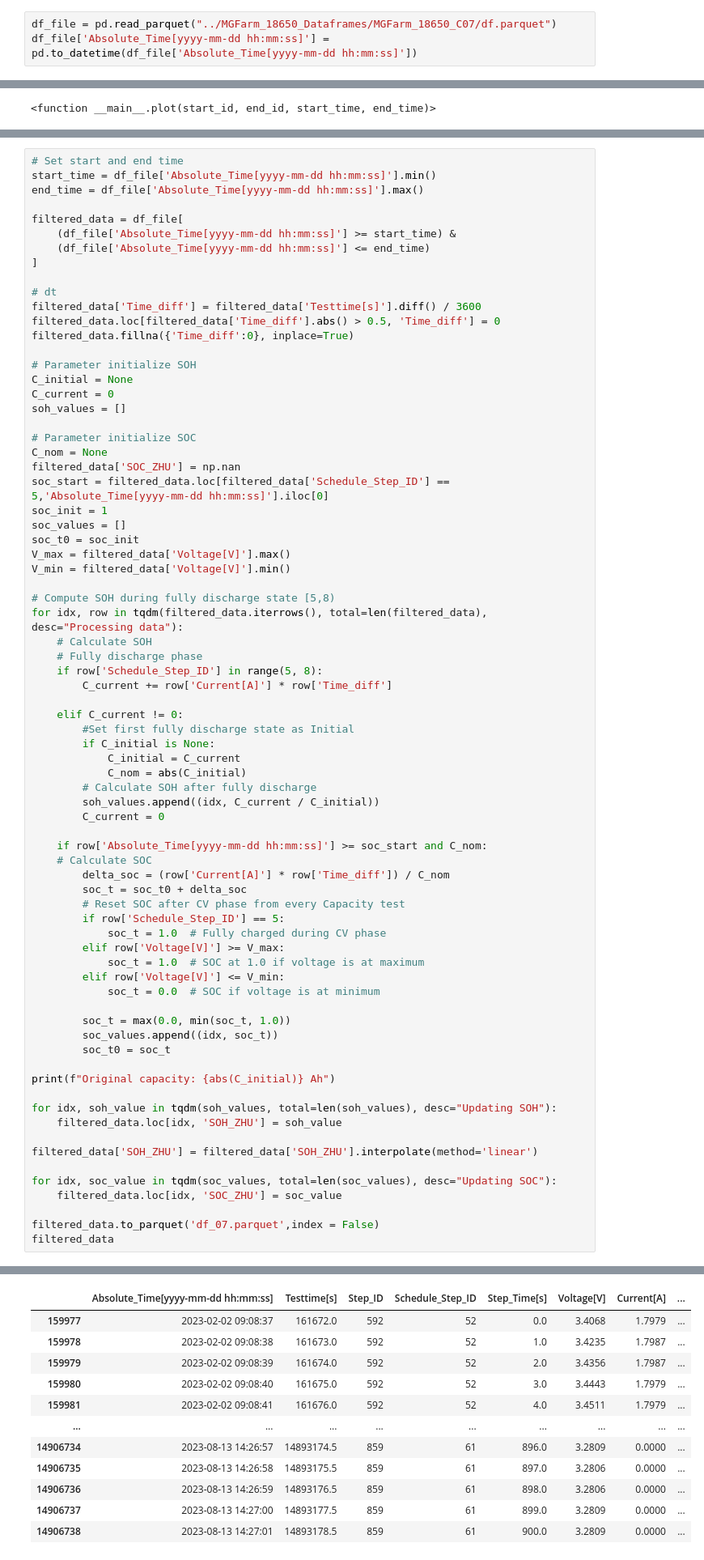
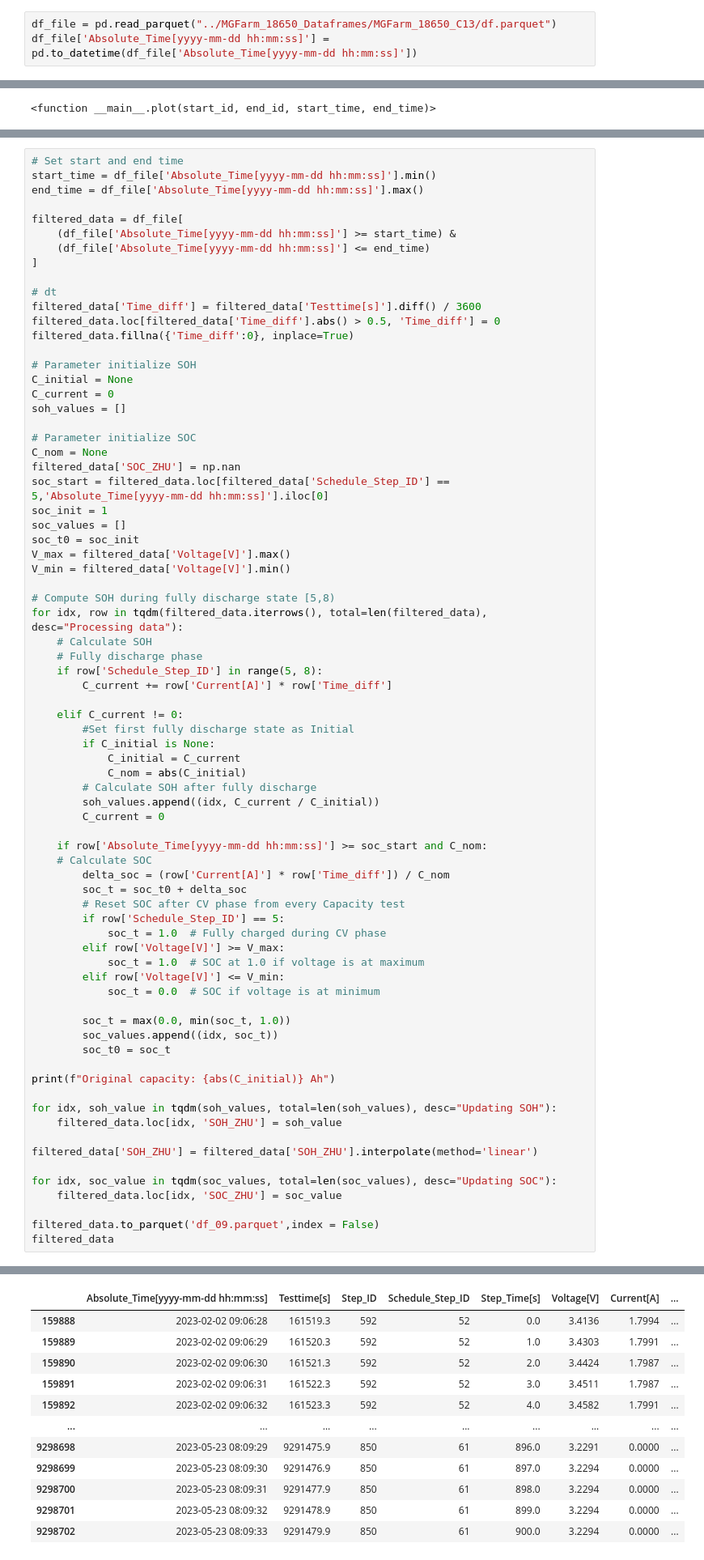
Before and after one commit to zzhuqshun/Thesis, a Jupyter notebook: 01_Datenaufbereitung/Data.ipynb, the cells around one changed output, grey strips where cells are left out. Shown at 81% size. Drawn from its saved outputs; the diff is of its cells as text.

```diff
--- a/01_Datenaufbereitung/Data.ipynb
+++ b/01_Datenaufbereitung/Data.ipynb
@@ -34,7 +34,7 @@ from tqdm import tqdm
 # %% [markdown]
 ## 2. Plot erstellen
 # %%
-df_file = pd.read_parquet("../MGFarm_18650_Dataframes/MGFarm_18650_C07/df.parquet")
+df_file = pd.read_parquet("../MGFarm_18650_Dataframes/MGFarm_18650_C13/df.parquet")
 df_file['Absolute_Time[yyyy-mm-dd hh:mm:ss]'] = pd.to_datetime(df_file['Absolute_Time[yyyy-mm-dd hh:mm:ss]'])
 # %%
 # Data filter
@@ -202,6 +202,6 @@ filtered_data['SOH_ZHU'] = filtered_data['SOH_ZHU'].interpolate(method='linear')
 for idx, soc_value in tqdm(soc_values, total=len(soc_values), desc="Updating SOC"):
     filtered_data.loc[idx, 'SOC_ZHU'] = soc_value
 
-filtered_data.to_parquet('df_07.parquet',index = False)
+filtered_data.to_parquet('df_09.parquet',index = False)
 filtered_data
 # %% [output]
@@ -209,12 +209,12 @@ Original capacity: 1.7900751944444817 Ah
 |  | Absolute_Time[yyyy-mm-dd hh:mm:ss] | Testtime[s] | Step_ID | Schedule_Step_ID | Step_Time[s] | Voltage[V] | Current[A] | ... |
-| 159977 | 2023-02-02 09:08:37 | 161672.0 | 592 | 52 | 0.0 | 3.4068 | 1.7979 | ... |
-| 159978 | 2023-02-02 09:08:38 | 161673.0 | 592 | 52 | 1.0 | 3.4235 | 1.7987 | ... |
-| 159979 | 2023-02-02 09:08:39 | 161674.0 | 592 | 52 | 2.0 | 3.4356 | 1.7987 | ... |
-| 159980 | 2023-02-02 09:08:40 | 161675.0 | 592 | 52 | 3.0 | 3.4443 | 1.7979 | ... |
-| 159981 | 2023-02-02 09:08:41 | 161676.0 | 592 | 52 | 4.0 | 3.4511 | 1.7979 | ... |
+| 159888 | 2023-02-02 09:06:28 | 161519.3 | 592 | 52 | 0.0 | 3.4136 | 1.7994 | ... |
+| 159889 | 2023-02-02 09:06:29 | 161520.3 | 592 | 52 | 1.0 | 3.4303 | 1.7991 | ... |
+| 159890 | 2023-02-02 09:06:30 | 161521.3 | 592 | 52 | 2.0 | 3.4424 | 1.7987 | ... |
+| 159891 | 2023-02-02 09:06:31 | 161522.3 | 592 | 52 | 3.0 | 3.4511 | 1.7987 | ... |
+| 159892 | 2023-02-02 09:06:32 | 161523.3 | 592 | 52 | 4.0 | 3.4582 | 1.7991 | ... |
 | ... | ... | ... | ... | ... | ... | ... | ... | ... |
-| 14906734 | 2023-08-13 14:26:57 | 14893174.5 | 859 | 61 | 896.0 | 3.2809 | 0.0000 | ... |
-| 14906735 | 2023-08-13 14:26:58 | 14893175.5 | 859 | 61 | 897.0 | 3.2806 | 0.0000 | ... |
-| 14906736 | 2023-08-13 14:26:59 | 14893176.5 | 859 | 61 | 898.0 | 3.2806 | 0.0000 | ... |
-| 14906737 | 2023-08-13 14:27:00 | 14893177.5 | 859 | 61 | 899.0 | 3.2809 | 0.0000 | ... |
-| 14906738 | 2023-08-13 14:27:01 | 14893178.5 | 859 | 61 | 900.0 | 3.2809 | 0.0000 | ... |
+| 9298698 | 2023-05-23 08:09:29 | 9291475.9 | 850 | 61 | 896.0 | 3.2291 | 0.0000 | ... |
+| 9298699 | 2023-05-23 08:09:30 | 9291476.9 | 850 | 61 | 897.0 | 3.2294 | 0.0000 | ... |
+| 9298700 | 2023-05-23 08:09:31 | 9291477.9 | 850 | 61 | 898.0 | 3.2294 | 0.0000 | ... |
+| 9298701 | 2023-05-23 08:09:32 | 9291478.9 | 850 | 61 | 899.0 | 3.2294 | 0.0000 | ... |
+| 9298702 | 2023-05-23 08:09:33 | 9291479.9 | 850 | 61 | 900.0 | 3.2294 | 0.0000 | ... |
```
Also changed, not shown: parts of 3 cells of this notebook, 9 other files.
